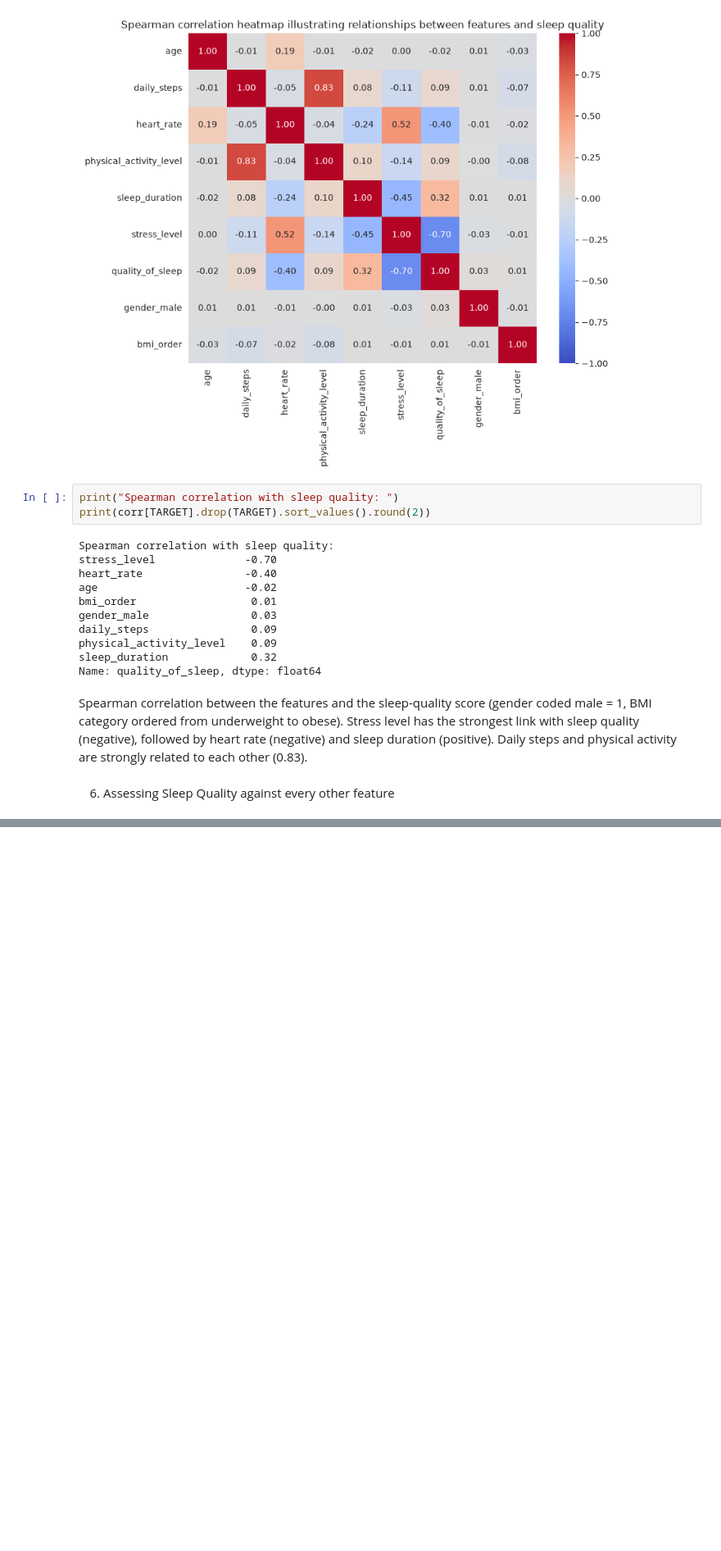
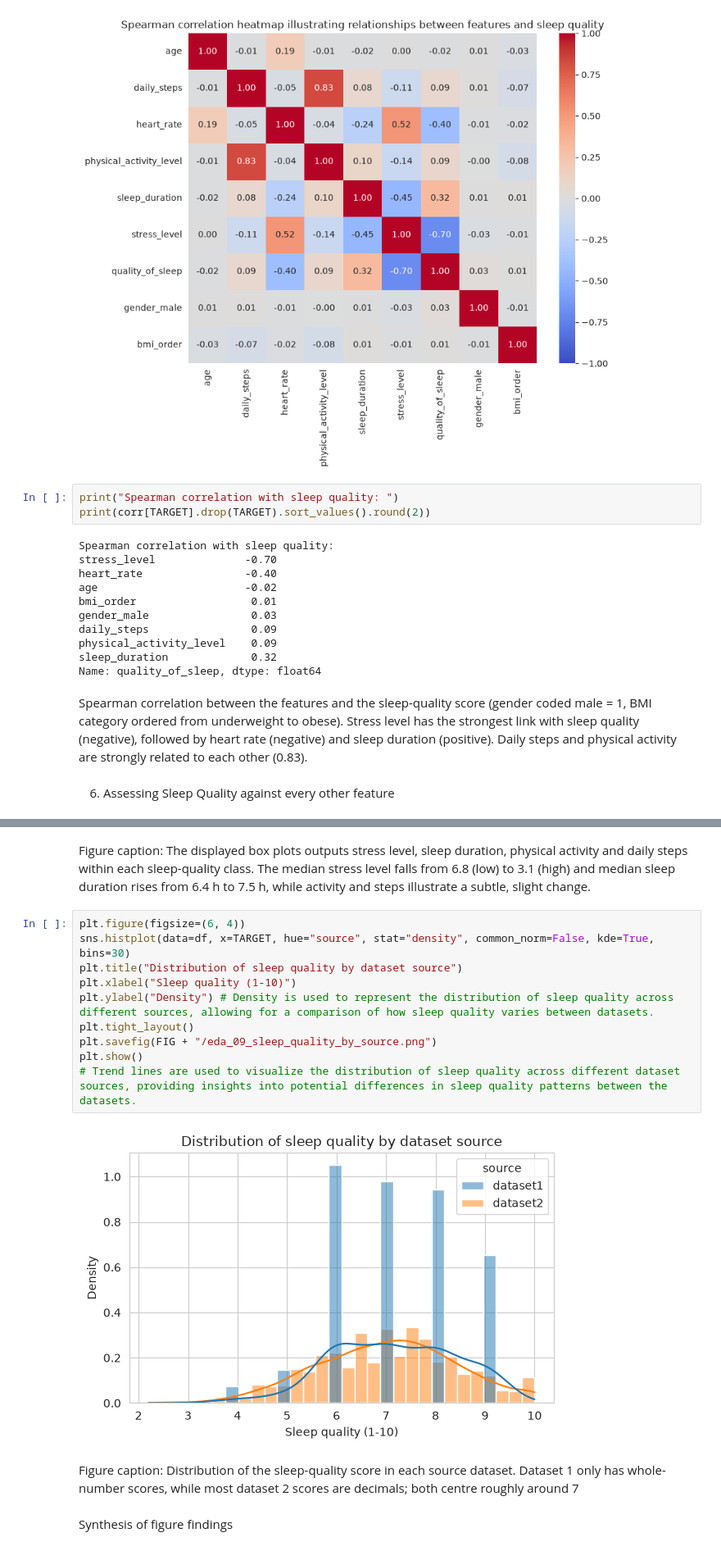
Before and after one commit to HamsMSaidam/QUALIFY, a Jupyter notebook: notebooks/02_EDA_layan.ipynb, the cells around one changed output, grey strips where cells are left out. Shown at 82% size. Cells and saved outputs as stored; diff of their text form; blank space fills up the shorter version.

```diff
--- a/notebooks/02_EDA_layan.ipynb
+++ b/notebooks/02_EDA_layan.ipynb
@@ -251,0 +327,18 @@ Spearman correlation between the features and the sleep-quality score (gender co
+# %% [markdown]
+Figure caption: The displayed box plots outputs stress level, sleep duration, physical activity and daily steps within each sleep-quality class. The median stress level falls from 6.8 (low) to 3.1 (high) and median sleep duration rises from 6.4 h to 7.5 h, while activity and steps illustrate a subtle, slight change.
+# %%
+plt.figure(figsize=(6, 4))
+sns.histplot(data=df, x=TARGET, hue="source", stat="density", common_norm=False, kde=True, bins=30)
+plt.title("Distribution of sleep quality by dataset source")
+plt.xlabel("Sleep quality (1-10)")
+plt.ylabel("Density") # Density is used to represent the distribution of sleep quality across different sources, allowing for a comparison of how sleep quality varies between datasets.
+plt.tight_layout()
+plt.savefig(FIG + "/eda_09_sleep_quality_by_source.png")
+plt.show()
+# Trend lines are used to visualize the distribution of sleep quality across different dataset sources, providing insights into potential differences in sleep quality patterns between the datasets.
+# %% [output]
+[figure, added]
+# %% [markdown]
+Figure caption: Distribution of the sleep-quality score in each source dataset. Dataset 1 only has whole-number scores, while most dataset 2 scores are decimals; both centre roughly around 7
+# %% [markdown]
+Synthesis of figure findings
```
Also changed, not shown: parts of 10 cells of this notebook, 8 other files.
